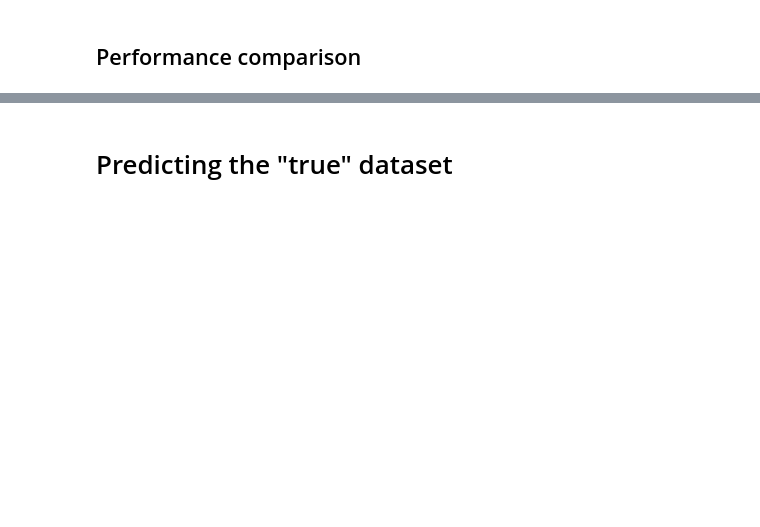
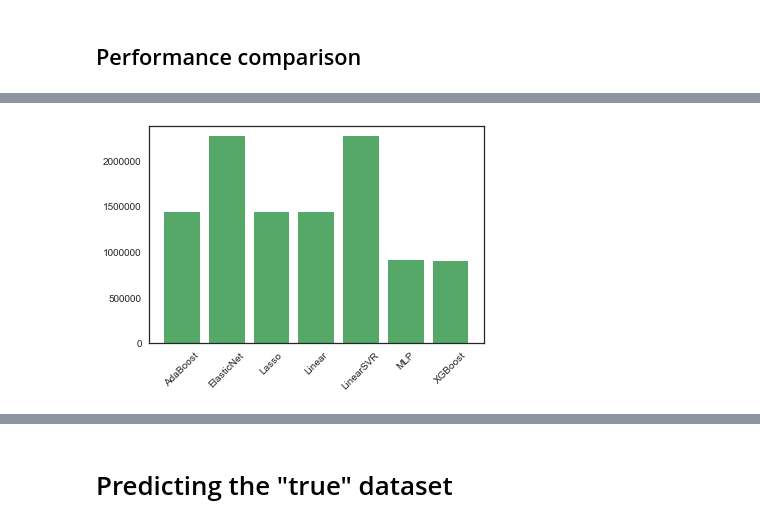
Before and after one commit to manuelfreude/sales-forecast-retail, a Jupyter notebook: Rossmann sales prediction.ipynb, the cells around one changed output, grey strips where cells are left out. Drawn from its saved outputs; the diff is of its cells as text; code cells hidden in the pictures; blank space fills up the shorter version.

```diff
--- a/Rossmann sales prediction.ipynb
+++ b/Rossmann sales prediction.ipynb
@@ -1115,6 +1115,6 @@ Variance score: 0.91
 # %%
 # source: https://stackoverflow.com/questions/10715965/add-one-row-in-a-pandas-dataframe
 
-scores = pandas.DataFrame(data = {'Regressor':['Linear'], 'MSE':[value], 'RMSPE':[value]})
+scores = pd.DataFrame(data = {'Regressor':['Linear'], 'MSE':['value'], 'RMSPE':['value'], 'VarScore':['value']})
 
-scores.append({'Regressor':'Name', 'MSE': value, 'RMSPE': value}, ignore_index=True)
+scores.head()
@@ -1120,0 +1124,9 @@ scores.append({'Regressor':'Name', 'MSE': value, 'RMSPE': value}, ignore_index=T
+# %%
+# getting things in order
+
+scores = scores[['Regressor',
+             'MSE',
+             'RMSPE',
+             'VarScore']]
+
+scores.head()
@@ -1120,0 +1136,12 @@ scores.append({'Regressor':'Name', 'MSE': value, 'RMSPE': value}, ignore_index=T
+# %%
+# adding calculated values
+
+scores.loc[0] = ['Linear', 1437813.31, 1199.09, 0.91]
+scores.loc[1] = ['LinearSVR', 2270746.90, 1506.90, 0.85]
+scores.loc[2] = ['ElasticNet', 2270791.12, 1506.91, 0.85]
+scores.loc[3] = ['Lasso', 1438798.12,  1199.50,  0.91]
+scores.loc[4] = ['XGBoost', 908112.68, 952.95, 0.94]
+scores.loc[5] = ['MLP', 915930.27, 957.04, 0.94]
+scores.loc[6] = ['AdaBoost', 1437851.19, 1199.10, 0.91]
+
+scores
@@ -1120,0 +1157,5 @@ scores.append({'Regressor':'Name', 'MSE': value, 'RMSPE': value}, ignore_index=T
+# %%
+pyplot.bar(scores['Regressor'], scores['MSE'], color='C7')
+pyplot.xticks(rotation=45);
+# %% [output]
+[figure, added]
```
Also changed, not shown: parts of 19 cells of this notebook.
